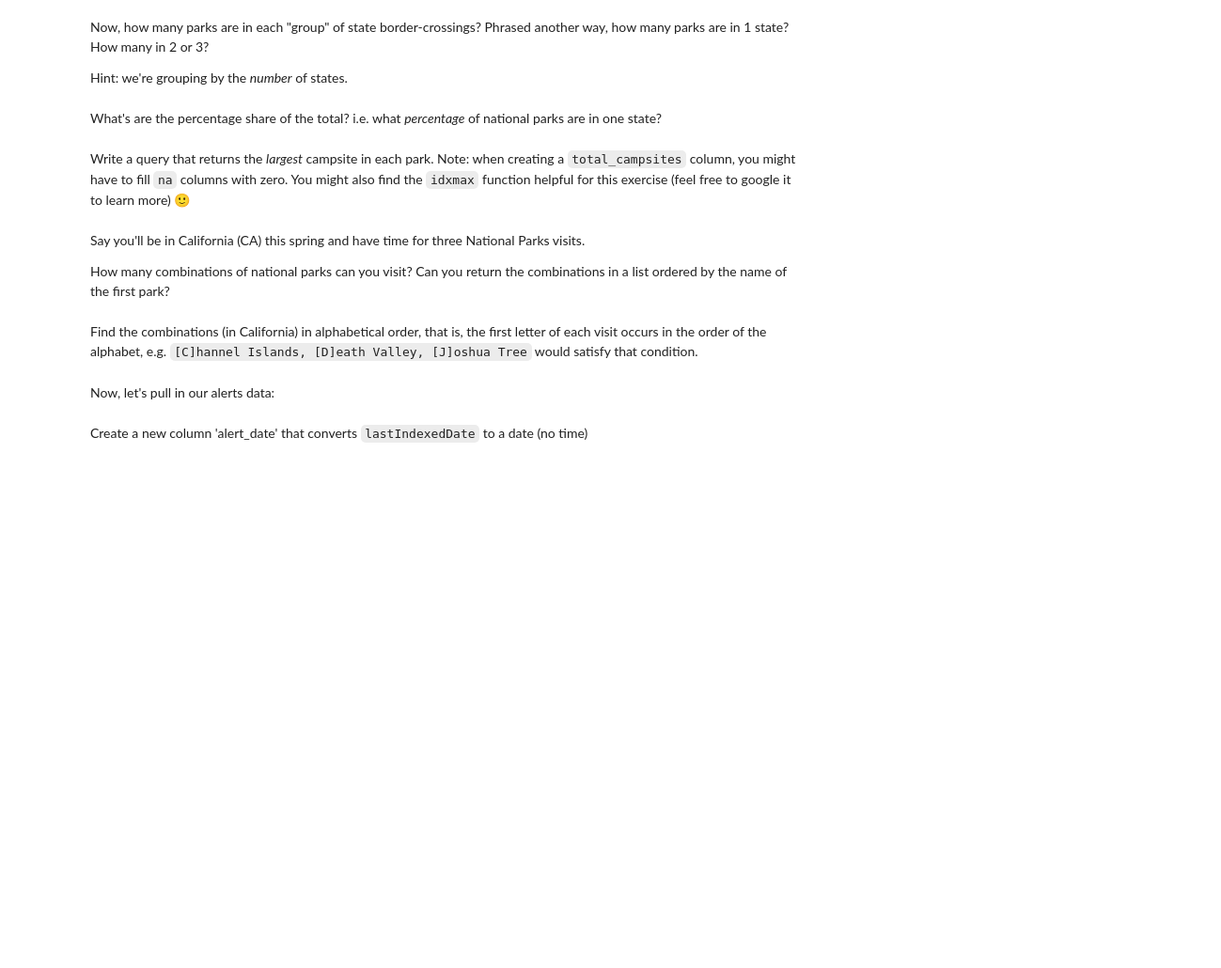
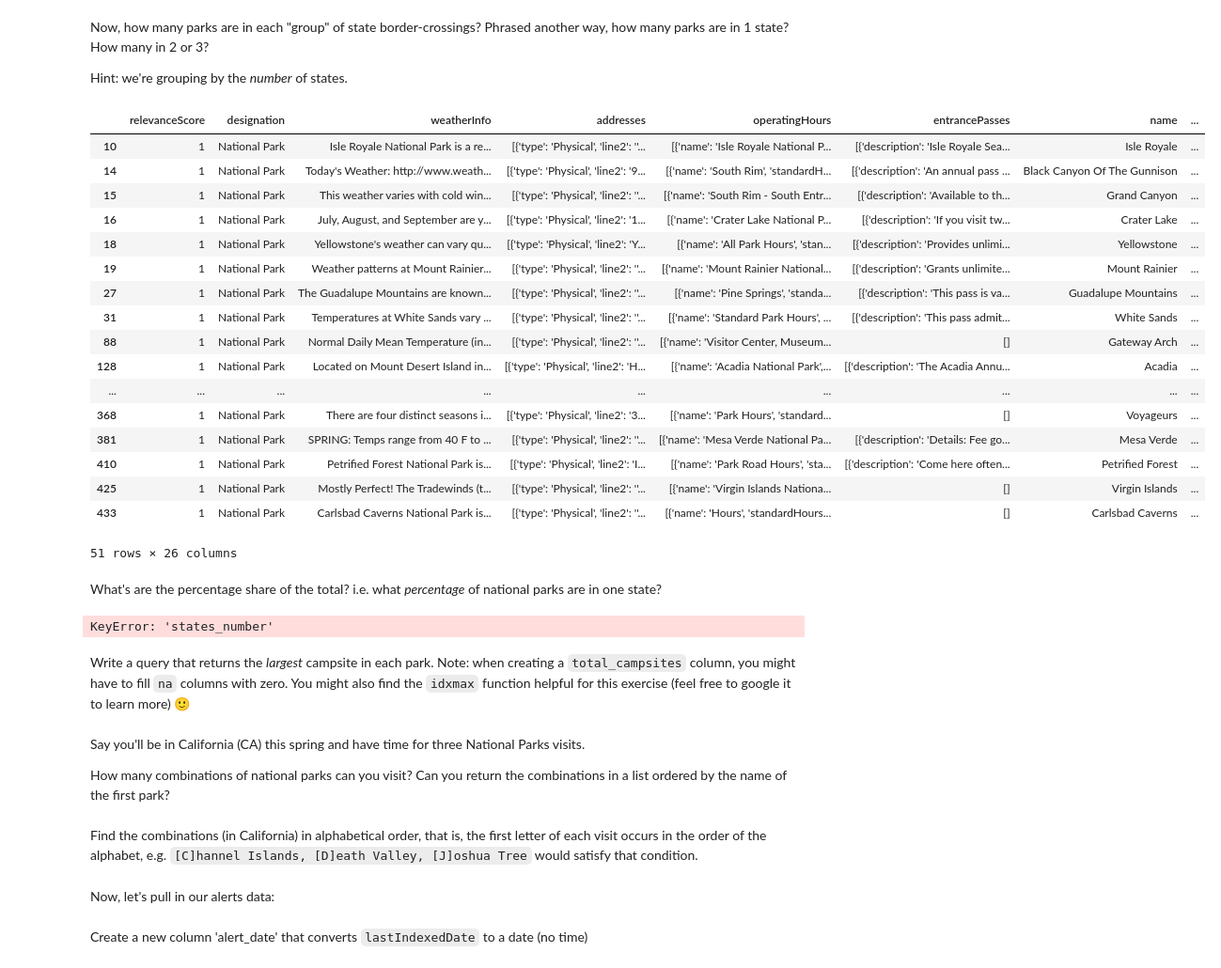
Before and after one commit to educifuentes/fundamentals-of-data-transformation-4554074, a Jupyter notebook: course/03-pandas/excercises/blank-excercise edu.ipynb, the cells around one changed output. Shown at 94% size. Saved outputs shown, nothing was run; the diff lists cells and outputs as text; code cells hidden in the pictures; blank space fills up the shorter version.

Commit message:
python ex start checkpoint

```diff
--- a/course/03-pandas/excercises/blank-excercise edu.ipynb
+++ b/course/03-pandas/excercises/blank-excercise edu.ipynb
@@ -36,3 +42,8 @@ parks_df[multiple_states & national_parks][["name", "states"]]
 | 188 | Great Smoky Mountains | NC,TN |
 # %% [markdown]
 For all national parks, return the `states` column as a `STRUCT` type with each element as a state. Hint: this is similar to how we broke up the states column earlier in the course.
+# %%
+
+parks_df["states_struck"] = parks_df["states"].str.split(",")
+
+parks_df[national_parks][["name", "states", "states_struck"]].sort_values(by = "name", ascending=False).head(20)
@@ -41,2 +79,8 @@ Which parks are in **either** Montana or Wyoming? Hint: Montana's state code is
 # %% [markdown]
 What about _both_ Montana _and_ Wyoming?
+# %%
+national_parks_df = parks_df[national_parks]
+
+state_filter =  ( parks_df["states"].str.contains("MT") & parks_df["states"].str.contains("WY"))
+
+national_parks_df[state_filter][["name", "states"]]
@@ -43,2 +90,6 @@ What about _both_ Montana _and_ Wyoming?
 # %% [markdown]
 Which park is in the greatest number of states? i.e. which park crosses the _most_ state boundaries.
+# %%
+national_parks_df["states_number"] = parks_df["states_struck"].apply(len)
+
+national_parks_df[["name", "states_number", "states"]].sort_values(by = "states_number", ascending=False).head(1)
@@ -46,8 +105,41 @@ Which park is in the greatest number of states? i.e. which park crosses the _mos
 Now, how many parks are in each "group" of state border-crossings? Phrased another way, how many parks are in 1 state? How many in 2 or 3?
 
 Hint: we're grouping by the _number_ of states.
+# %%
+
+# national_park_count_df = national_parks_df.groupby("states_number")["states_number"].count()
+# national_park_count_df
+
+# checkpoint
+
+national_parks_df.groupby("states_number")["fullName"].count()
+national_parks_df
+# %% [output]
+|  | relevanceScore | designation | weatherInfo | addresses | operatingHours | entrancePasses | name | ... |
+| 10 | 1 | National Park | Isle Royale National Park is a re... | [{'type': 'Physical', 'line2': ''... | [{'name': 'Isle Royale National P... | [{'description': 'Isle Royale Sea... | Isle Royale | ... |
+| 14 | 1 | National Park | Today's Weather: http://www.weath... | [{'type': 'Physical', 'line2': '9... | [{'name': 'South Rim', 'standardH... | [{'description': 'An annual pass ... | Black Canyon Of The Gunnison | ... |
+| 15 | 1 | National Park | This weather varies with cold win... | [{'type': 'Physical', 'line2': ''... | [{'name': 'South Rim - South Entr... | [{'description': 'Available to th... | Grand Canyon | ... |
+| 16 | 1 | National Park | July, August, and September are y... | [{'type': 'Physical', 'line2': '1... | [{'name': 'Crater Lake National P... | [{'description': 'If you visit tw... | Crater Lake | ... |
+| 18 | 1 | National Park | Yellowstone's weather can vary qu... | [{'type': 'Physical', 'line2': 'Y... | [{'name': 'All Park Hours', 'stan... | [{'description': 'Provides unlimi... | Yellowstone | ... |
+| 19 | 1 | National Park | Weather patterns at Mount Rainier... | [{'type': 'Physical', 'line2': ''... | [{'name': 'Mount Rainier National... | [{'description': 'Grants unlimite... | Mount Rainier | ... |
+| 27 | 1 | National Park | The Guadalupe Mountains are known... | [{'type': 'Physical', 'line2': ''... | [{'name': 'Pine Springs', 'standa... | [{'description': 'This pass is va... | Guadalupe Mountains | ... |
+| 31 | 1 | National Park | Temperatures at White Sands vary ... | [{'type': 'Physical', 'line2': ''... | [{'name': 'Standard Park Hours', ... | [{'description': 'This pass admit... | White Sands | ... |
+| 88 | 1 | National Park | Normal Daily Mean Temperature (in... | [{'type': 'Physical', 'line2': ''... | [{'name': 'Visitor Center, Museum... | [] | Gateway Arch | ... |
+| 128 | 1 | National Park | Located on Mount Desert Island in... | [{'type': 'Physical', 'line2': 'H... | [{'name': 'Acadia National Park',... | [{'description': 'The Acadia Annu... | Acadia | ... |
+| ... | ... | ... | ... | ... | ... | ... | ... | ... |
+| 368 | 1 | National Park | There are four distinct seasons i... | [{'type': 'Physical', 'line2': '3... | [{'name': 'Park Hours', 'standard... | [] | Voyageurs | ... |
+| 381 | 1 | National Park | SPRING: Temps range from 40 F to ... | [{'type': 'Physical', 'line2': ''... | [{'name': 'Mesa Verde National Pa... | [{'description': 'Details: Fee go... | Mesa Verde | ... |
+| 410 | 1 | National Park | Petrified Forest National Park is... | [{'type': 'Physical', 'line2': 'I... | [{'name': 'Park Road Hours', 'sta... | [{'description': 'Come here often... | Petrified Forest | ... |
+| 425 | 1 | National Park | Mostly Perfect! The Tradewinds (t... | [{'type': 'Physical', 'line2': ''... | [{'name': 'Virgin Islands Nationa... | [] | Virgin Islands | ... |
+| 433 | 1 | National Park | Carlsbad Caverns National Park is... | [{'type': 'Physical', 'line2': ''... | [{'name': 'Hours', 'standardHours... | [] | Carlsbad Caverns | ... |
+51 rows × 26 columns
 # %% [markdown]
 What's are the percentage share of the total? i.e. what *percentage* of national parks are in one state?
+# %%
+total = national_park_count_df.sum()
+national_park_count_df["share"] = national_park_count_df["states_number"] / total
+# %% [output]
+KeyError: 'states_number'
 # %% [markdown]
 Write a query that returns the _largest_ campsite in each park. Note: when creating a `total_campsites` column, you might have to fill `na` columns with zero. You might also find the `idxmax` function helpful for this exercise (feel free to google it to learn more) 🙂
 # %% [markdown]
```
Also changed, not shown: parts of 5 cells of this notebook.
